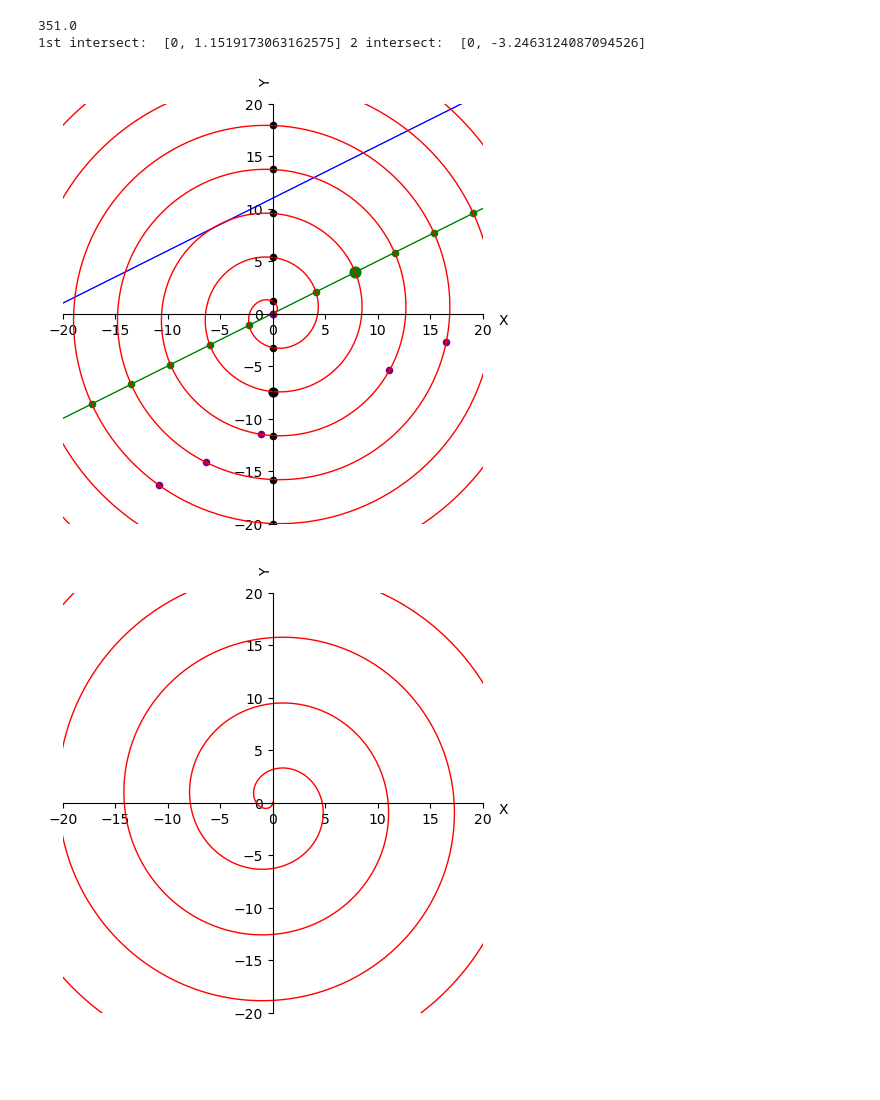
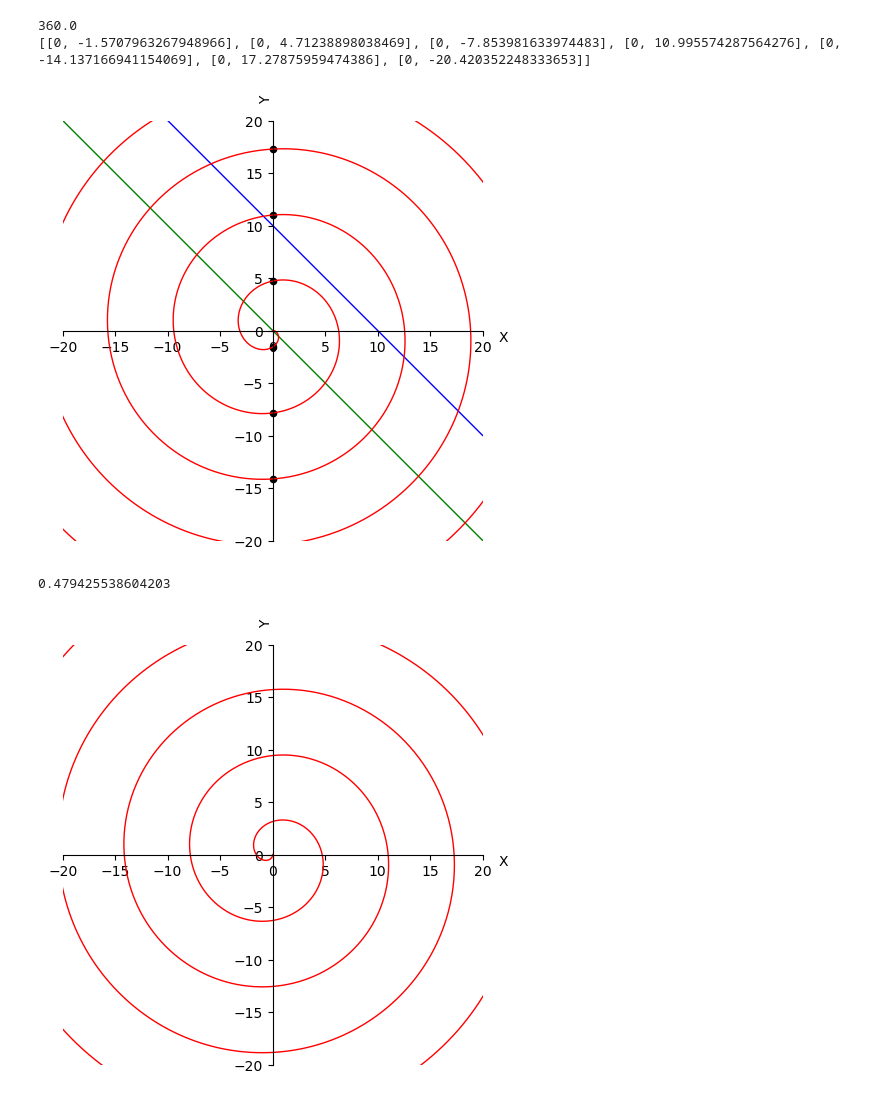
Before and after one commit to Kiril-Lazarov/Intersection-points-between-a-line-and-a-spiral, a Jupyter notebook: Intersection between a line and a spiral.ipynb, the cells around one changed output. Cells and saved outputs as stored; diff of their text form; code cells hidden in the pictures; blank space fills up the shorter version.

```diff
--- a/Intersection between a line and a spiral.ipynb
+++ b/Intersection between a line and a spiral.ipynb
@@ -22,5 +9,7 @@ def get_quadrant(angle):
 # %%
 def plot_objects(a, b, spiral_radius_velocity, spiral_angle_velocity, init_spiral_angle):
+    if init_spiral_angle < 0:
+        raise ValueError('Init spiral angle must be non-negative')
 
     y_lim = (-20, 20)
 
@@ -56,30 +45,19 @@ def plot_objects(a, b, spiral_radius_velocity, spiral_angle_velocity, init_spira
     # Plot spiral
     plt.plot(x_spiral, y_spiral, color = 'red', linewidth = 1, linestyle = '-')
 
-    y_intersects = get_y_intersection_points(spiral_radius_velocity, spiral_angle_velocity, init_spiral_angle, y_lim)
-
-    print('1st intersect: ', y_intersects[0], '2 intersect: ', y_intersects[1],)
-
-    line_angle = get_angle(a, degrees= False) + np.pi
-
-    w = 0
-    for points in y_intersects:
-        d = 1
-        if w == 3:
-            d = 2
-        plt.scatter(points[0], points[1], color= 'black', s =d * 20)
-        w+=1
-    updated_y_intersection_points, real_intersection_points = rotate_y_intersection_points(a,b, y_intersects,line_angle, init_spiral_angle,
-                                                               spiral_radius_velocity, spiral_angle_velocity, min_distance)
 
 
-    for i in range(len(updated_y_intersection_points)):
-        d = 1
-        y_point = updated_y_intersection_points[i]
-        y_real_point = real_intersection_points
-        if i == 3:
-            d = 3
-        plt.scatter(y_point[0], y_point[1], color= 'green', s =  d * 20)
-        # plt.scatter(y_real_point[0], y_real_point[1], color= 'purple', s = d*20)
+    first_y_intersection_point, angle_diff =  get_first_y_intersection_point(init_spiral_angle, spiral_angle_velocity, spiral_radius_velocity)
+
+
+    y_intersection_points = get_y_intersection_points(first_y_intersection_point,
+                                                      spiral_radius_velocity, spiral_angle_velocity,
+                                                      angle_diff, y_lim)
+    print(y_intersection_points)
+
+    for point in y_intersection_points:
+        plt.scatter(point[0], point[1], color='black', s=20)
+
+    # plt.scatter(0, first_y_intersection_point, color='black', s=20)
 
     plt.show()
@@ -158,17 +64,22 @@ def get_y_intersection_points(spiral_radius_velocity, spiral_angle_velocity, ini
 # %%
 # Define line and spiral variables
-a = 0.5
-b = 10.98
+a = -1
+b = 10
 
 spiral_radius_velocity = 1
-init_spiral_angle = 3.9 * (np.pi/2)
-spiral_angle_velocity = 1.5
+init_spiral_angle = 4*(np.pi/2)
+spiral_angle_velocity = -1
 print(init_spiral_angle * 180/np.pi)
 plot_objects(a, b,spiral_radius_velocity, spiral_angle_velocity, init_spiral_angle)
 # %% [output]
-351.0
-1st intersect:  [0, 1.1519173063162575] 2 intersect:  [0, -3.2463124087094526]
+360.0
+[[0, -1.5707963267948966], [0, 4.71238898038469], [0, -7.853981633974483], [0, 10.995574287564276], [0, -14.137166941154069], [0, 17.27875959474386], [0, -20.420352248333653]]
-[figure, old version]
+[figure, new version]
+# %%
+
+np.sin(0.5)
+# %% [output]
+0.479425538604203
 # %%
 create_field()
 x,y = create_spiral(angle_velocity=-1, init_angle=-np.pi/2)
```
Also changed, not shown: parts of 4 cells of this notebook.
